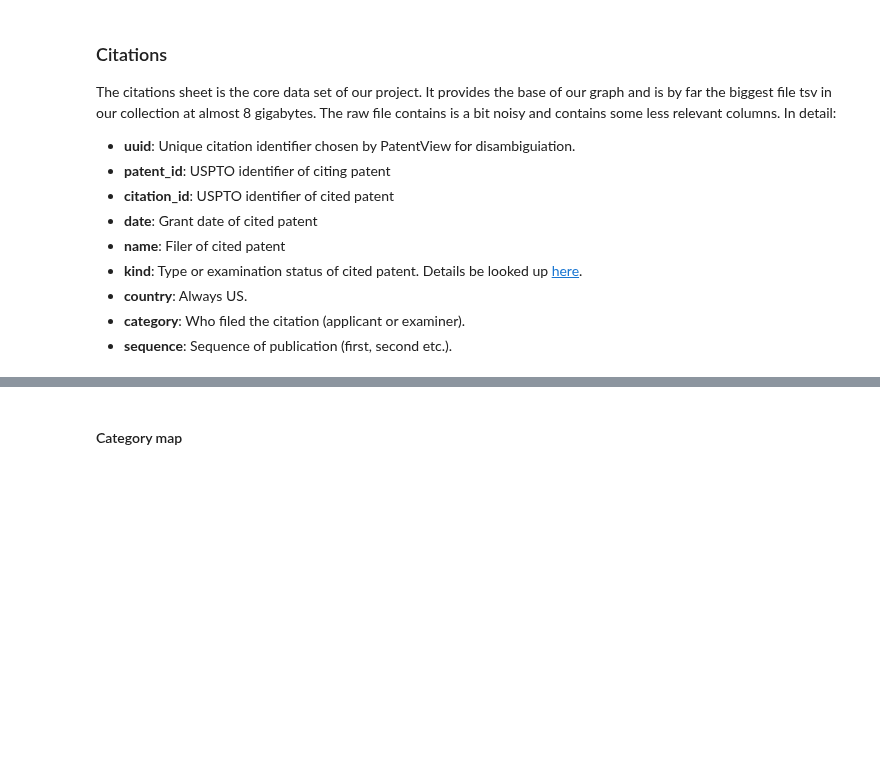
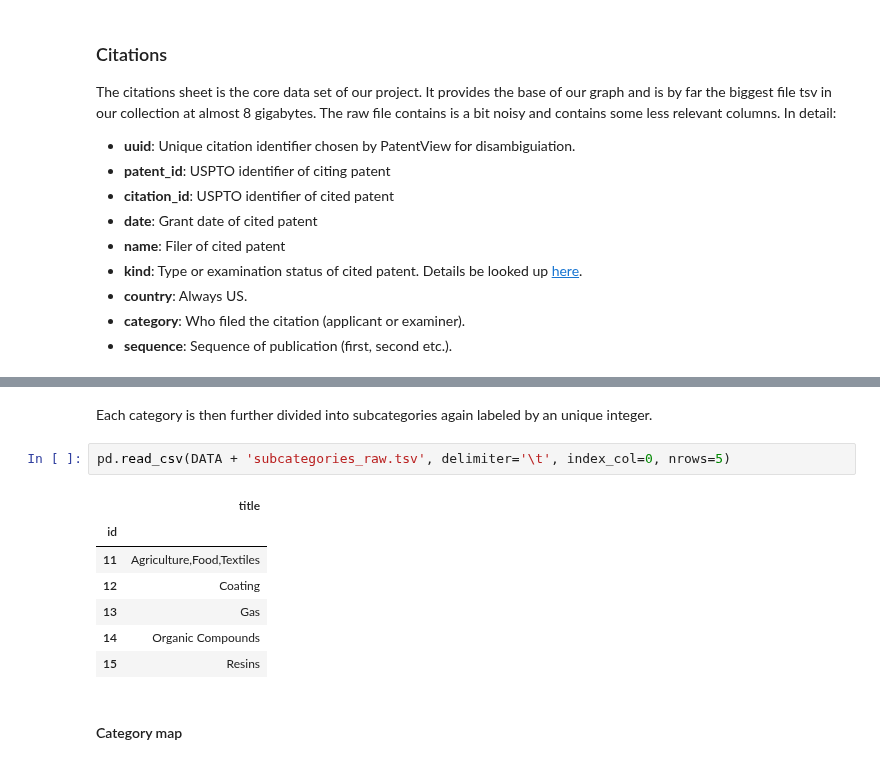
Before and after one commit to roman-bachmann/prayingmantissa, a Jupyter notebook: project/patents.ipynb, the cells around one changed output, grey strips where cells are left out. Saved outputs shown, nothing was run; the diff lists cells and outputs as text; blank space fills up the shorter version.

```diff
--- a/project/patents.ipynb
+++ b/project/patents.ipynb
@@ -88,3 +84,15 @@ pd.read_csv(DATA + 'categories_raw.tsv', delimiter='\t', index_col=0).head()
+# %% [markdown]
+Each category is then further divided into subcategories again labeled by an unique integer.
+# %%
+pd.read_csv(DATA + 'subcategories_raw.tsv', delimiter='\t', index_col=0, nrows=5)
+# %% [output]
+|  | title |
+| id |  |
+| 11 | Agriculture,Food,Textiles |
+| 12 | Coating |
+| 13 | Gas |
+| 14 | Organic Compounds |
+| 15 | Resins |
 # %% [markdown]
 #### Category map
 # %%
```
Also changed, not shown: parts of 41 cells of this notebook.
